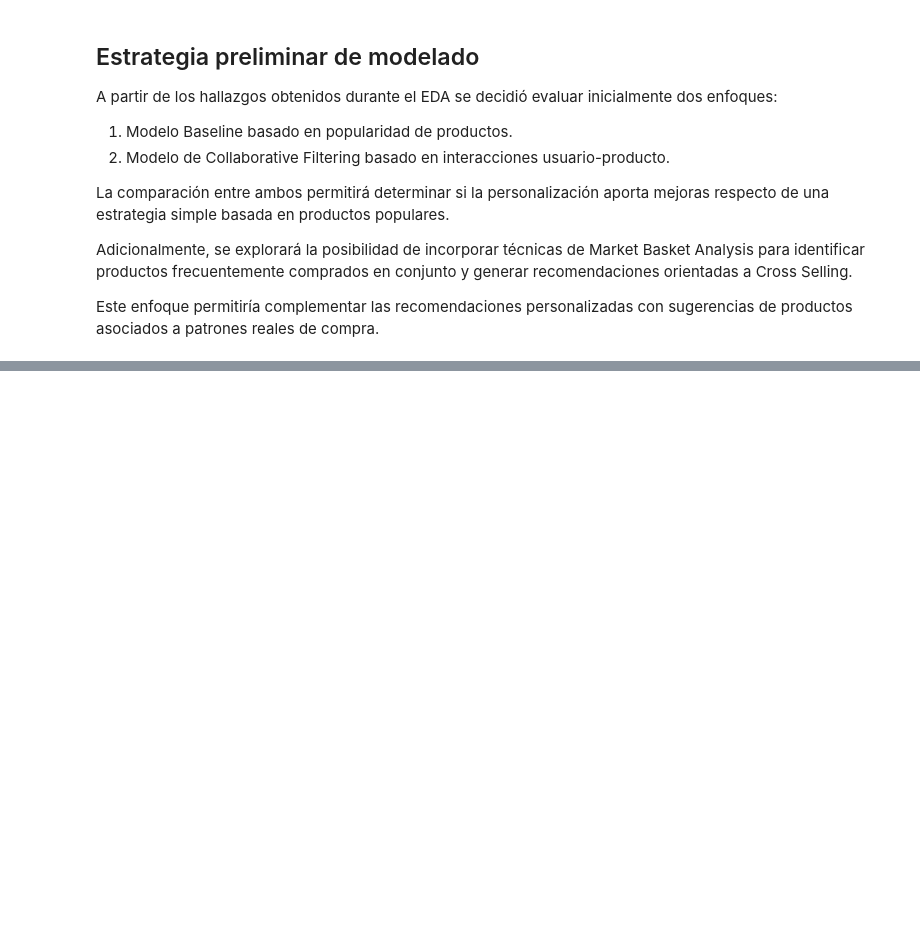
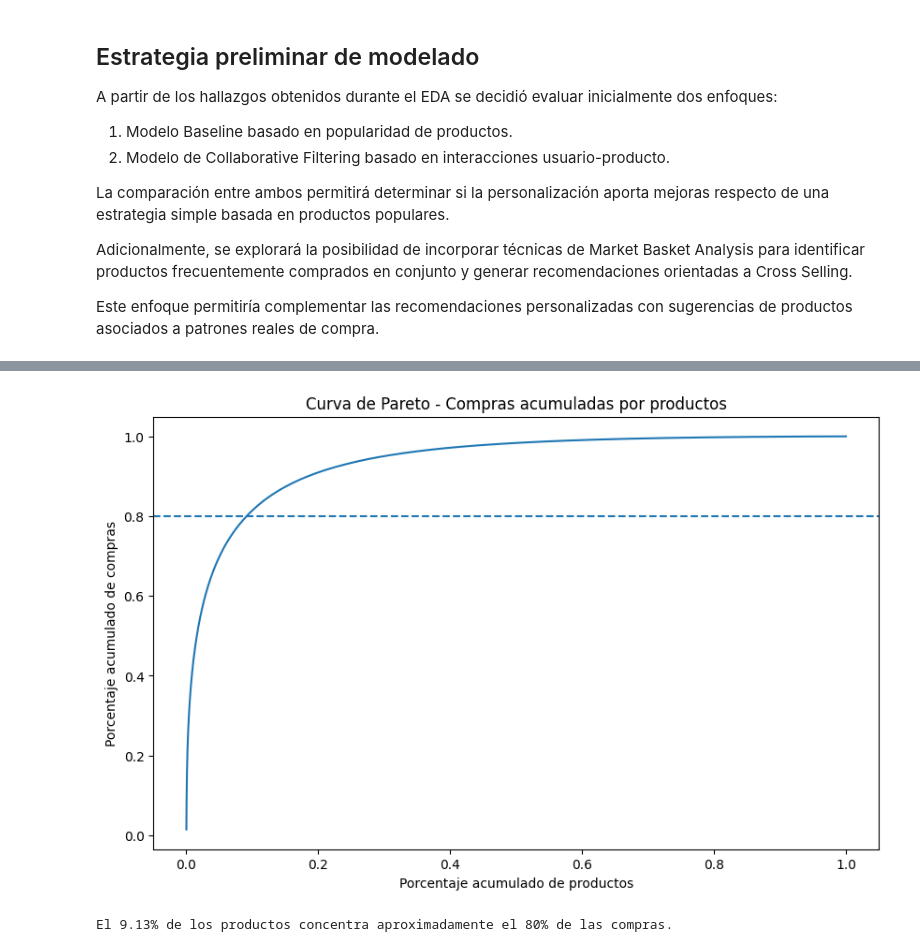
Before and after one commit to Caromponce/ProyectoFinal-DataScience-Henry, a Jupyter notebook: notebooks/02_EDA.ipynb, the cells around one changed output, grey strips where cells are left out. Drawn from its saved outputs; the diff is of its cells as text; code cells hidden in the pictures; blank space fills up the shorter version.

```diff
--- a/notebooks/02_EDA.ipynb
+++ b/notebooks/02_EDA.ipynb
@@ -495,0 +530,12 @@ Este enfoque permitiría complementar las recomendaciones personalizadas con sug
+# %%
+# Compras por producto
+
+product_purchase_counts = (
+    prior_full
+    .groupby(["product_id", "product_name", "aisle", "department"])
+    .size()
+    .reset_index(name="purchase_count")
+    .sort_values("purchase_count", ascending=False)
+)
+
+product_purchase_counts.head(20)
@@ -495,0 +602,37 @@ Este enfoque permitiría complementar las recomendaciones personalizadas con sug
+# %%
+# Curva de Pareto
+
+pareto_products = product_purchase_counts.copy()
+
+pareto_products["purchase_pct"] = (
+    pareto_products["purchase_count"] / pareto_products["purchase_count"].sum()
+)
+
+pareto_products["purchase_pct_acum"] = pareto_products["purchase_pct"].cumsum()
+
+pareto_products["product_pct_acum"] = (
+    np.arange(1, len(pareto_products) + 1) / len(pareto_products)
+)
+
+plt.figure(figsize=(10, 6))
+plt.plot(
+    pareto_products["product_pct_acum"],
+    pareto_products["purchase_pct_acum"]
+)
+plt.axhline(0.8, linestyle="--")
+plt.title("Curva de Pareto - Compras acumuladas por productos")
+plt.xlabel("Porcentaje acumulado de productos")
+plt.ylabel("Porcentaje acumulado de compras")
+plt.show()
+# %% [output]
+[figure, added]
+# %%
+# Porcentaje de productos que explica el 80% de las compras
+
+products_80 = pareto_products[pareto_products["purchase_pct_acum"] <= 0.8]
+
+pct_products_80 = len(products_80) / len(pareto_products) * 100
+
+print(f"El {pct_products_80:.2f}% de los productos concentra aproximadamente el 80% de las compras.")
+# %% [output]
+El 9.13% de los productos concentra aproximadamente el 80% de las compras.
```
Also changed, not shown: parts of 63 cells of this notebook.
